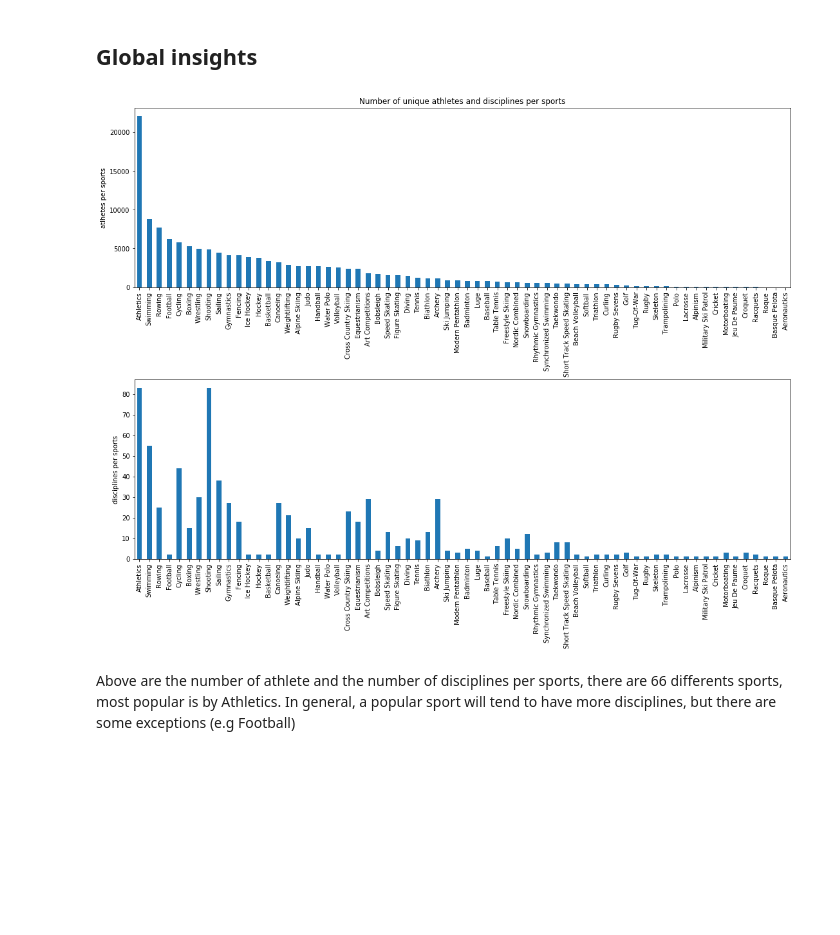
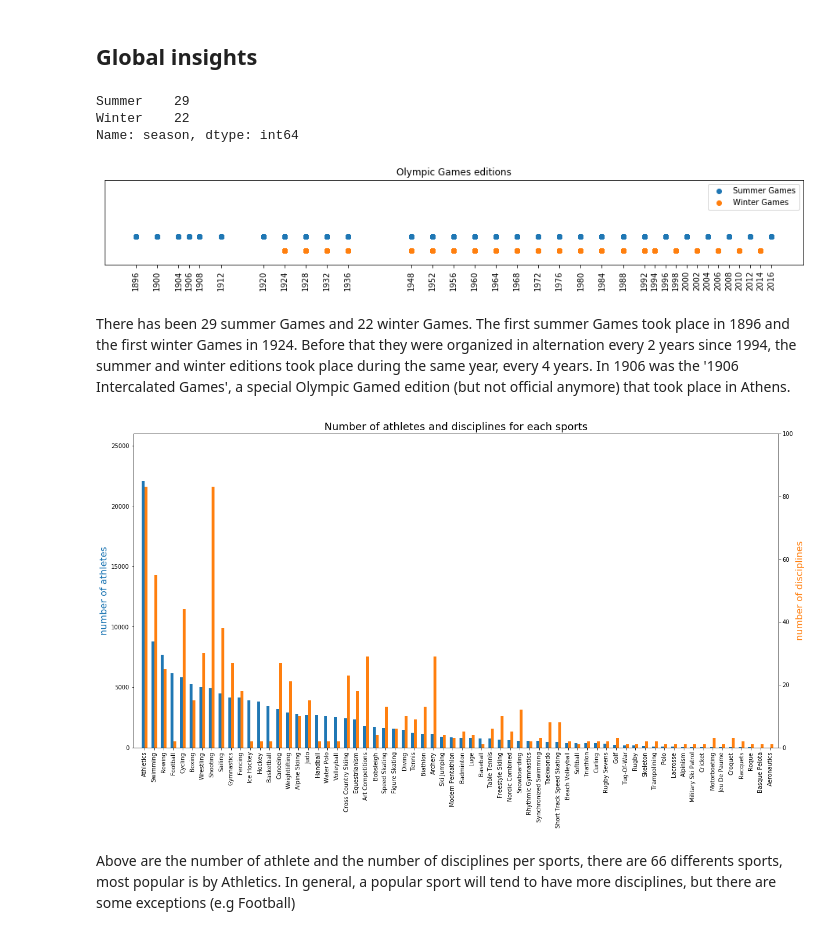
Before and after one commit to com-480-data-visualization/com-480-project-euch, a Jupyter notebook: EDA.ipynb, the cells around one changed output. Cells and saved outputs as stored; diff of their text form; code cells hidden in the pictures; blank space fills up the shorter version.

```diff
--- a/EDA.ipynb
+++ b/EDA.ipynb
@@ -180,29 +180,67 @@ Name: id, dtype: int64
 So when only taken into account the athletes with medals, we have 29% of athletes with at least a missing features.
 # %% [markdown]
 ## Global insights
+# %%
+full_data.drop_duplicates('games').season.value_counts()
+# %% [output]
+Summer    29
+Winter    22
+Name: season, dtype: int64
+# %%
+summer_games = full_data[full_data.season == 'Summer'][['year', 'games']]
+winter_games = full_data[full_data.season == 'Winter'][['year', 'games']]
+# %%
+fig, ax = plt.subplots(figsize=(16,2))
+
+ax.scatter(x=summer_games.year, y=np.full(summer_games.shape[0], 1), label='Summer Games')
+ax.scatter(x=winter_games.year, y=np.full(winter_games.shape[0], 0), label='Winter Games')
+ax.set_ylim(-1, 5)
+
+plt.xticks(ticks=full_data.year.unique(), rotation=90)
+plt.yticks([])
+
+ax.legend()
+
+ax.set_title('Olympic Games editions')
+
+plt.show()
+# %% [output]
+[figure, added]
+# %% [markdown]
+There has been 29 summer Games and 22 winter Games. The first summer Games took place in 1896 and the first winter Games in 1924. Before that they were organized in alternation every 2 years since 1994, the summer and winter editions took place during the same year, every 4 years. In 1906 was the '1906 Intercalated Games', a special Olympic Gamed edition (but not official anymore) that took place in Athens.
 # %%
 sports = full_data.groupby('sport').id.nunique().sort_values(ascending=False)
 # %%
 events_per_sports = full_data.groupby('sport').event.nunique()[sports.index]
-# %%
-fig = plt.figure(figsize=(15,12))
-
-ax = plt.subplot(211)
-sports.plot.bar()
-ax.set_ylabel('atlhetes per sports')
-ax.set_xlabel('')
-ax.set_title("Number of unique athletes and disciplines per sports")
-
-ax2 = plt.subplot(212)
-events_per_sports.plot.bar()
-ax2.set_ylabel('disciplines per sports')
-ax2.set_xlabel('')
-
-fig.tight_layout(pad=0.4)
-
-plt.show()
-# %% [output]
-[figure, removed]
+# %%
+fig, ax1 = plt.subplots(figsize=(20,10))
+
+width = 0.3
+nb_sports = sports.shape[0]
+ind = np.arange(nb_sports)
+
+# layout
+plt.xticks(rotation=90)
+plt.xlim(-1, 66)
+ax1.set_xticks(ind + width / 2)
+ax1.set_xticklabels(sports.index)
+
+# athletes
+ax1.bar(x=ind, height=sports.values, width=width, color='C0')
+ax1.set_ylabel('number of athletes', color='C0', fontsize=16)
+ax1.set_ylim(0, 26_000)
+
+# disciplines
+ax2 = ax1.twinx()
+ax2.bar(x=ind+width, height=events_per_sports, width=width, color='C1')
+ax2.set_ylabel('number of disciplines', color='C1', fontsize=16)
+ax2.set_ylim(0, 100)
+
+ax1.set_title('Number of athletes and disciplines for each sports', fontsize=18)
+
+plt.show()
+# %% [output]
+[figure, added]
 # %% [markdown]
 Above are the number of athlete and the number of disciplines per sports, there are 66 differents sports, most popular is by Athletics. In general, a popular sport will tend to have more disciplines, but there are some exceptions (e.g Football)
 # %%
```
Also changed, not shown: parts of 6 cells of this notebook.
